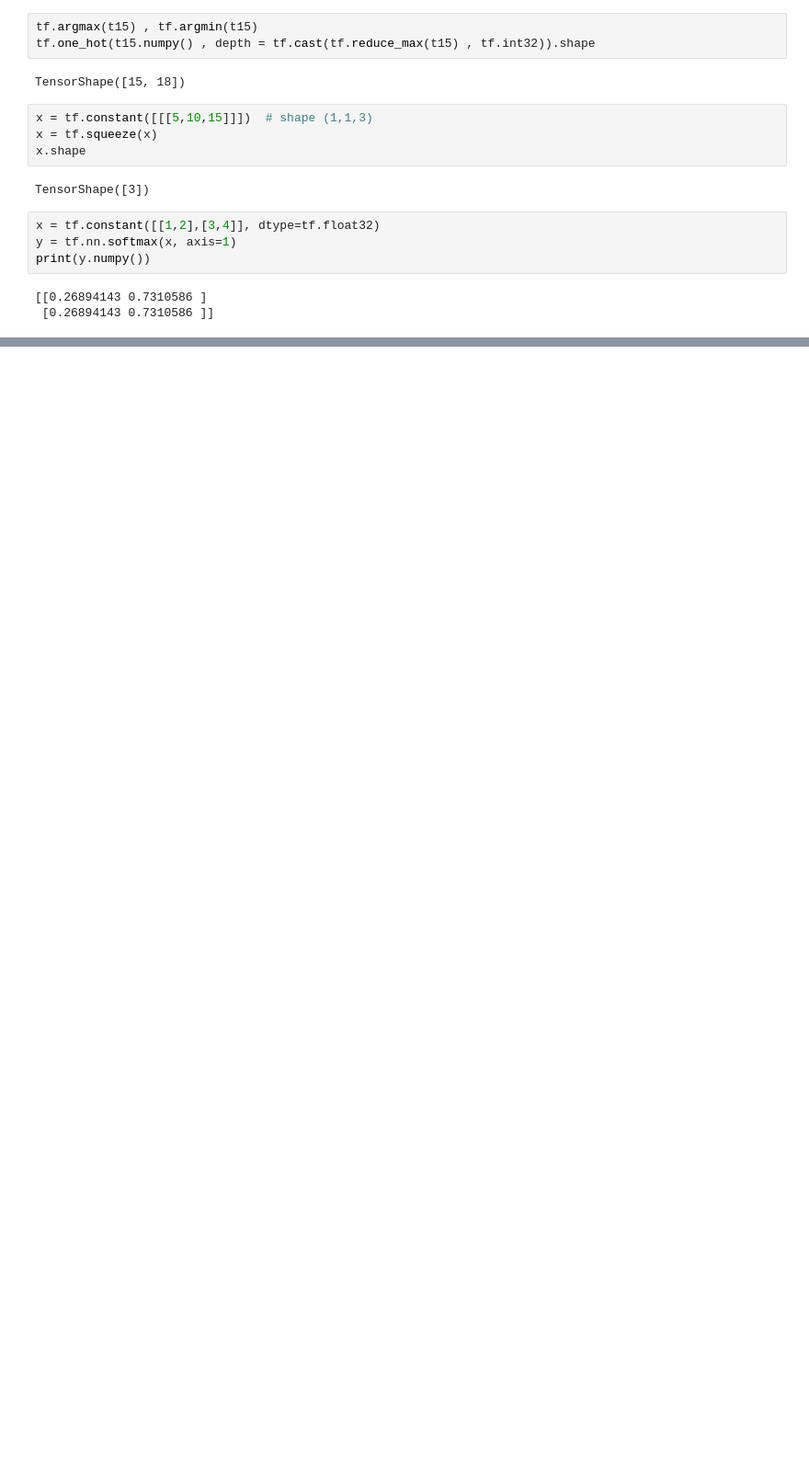
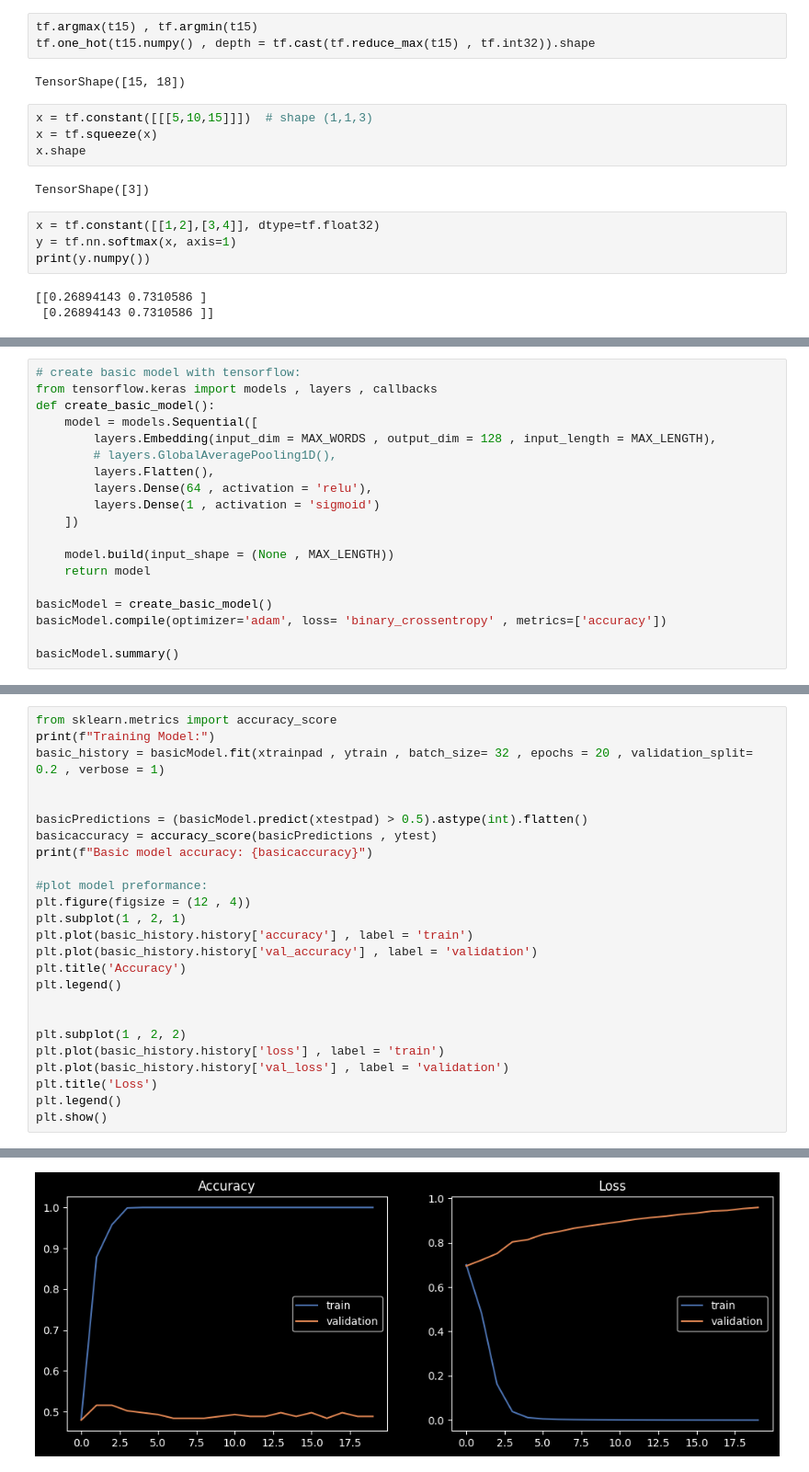
Before and after one commit to sanketmishra009/aiml, a Jupyter notebook: deepLearning/tensorflow/rough.ipynb, the cells around one changed output, grey strips where cells are left out. Shown at 92% size. Saved outputs shown, nothing was run; the diff lists cells and outputs as text; blank space fills up the shorter version.

```diff
--- a/deepLearning/tensorflow/rough.ipynb
+++ b/deepLearning/tensorflow/rough.ipynb
@@ -110,0 +236,19 @@ print(y.numpy())
+# %%
+# create basic model with tensorflow:
+from tensorflow.keras import models , layers , callbacks
+def create_basic_model():
+    model = models.Sequential([
+        layers.Embedding(input_dim = MAX_WORDS , output_dim = 128 , input_length = MAX_LENGTH),
+        # layers.GlobalAveragePooling1D(),
+        layers.Flatten(),
+        layers.Dense(64 , activation = 'relu'),
+        layers.Dense(1 , activation = 'sigmoid')
+    ])
+
+    model.build(input_shape = (None , MAX_LENGTH))
+    return model
+
+basicModel = create_basic_model()
+basicModel.compile(optimizer='adam', loss= 'binary_crossentropy' , metrics=['accuracy'])
+
+basicModel.summary()
@@ -110,0 +271,26 @@ print(y.numpy())
+# %%
+from sklearn.metrics import accuracy_score
+print(f"Training Model:")
+basic_history = basicModel.fit(xtrainpad , ytrain , batch_size= 32 , epochs = 20 , validation_split= 0.2 , verbose = 1)
+
+
+basicPredictions = (basicModel.predict(xtestpad) > 0.5).astype(int).flatten()
+basicaccuracy = accuracy_score(basicPredictions , ytest)
+print(f"Basic model accuracy: {basicaccuracy}")
+
+#plot model preformance:
+plt.figure(figsize = (12 , 4))
+plt.subplot(1 , 2, 1)
+plt.plot(basic_history.history['accuracy'] , label = 'train')
+plt.plot(basic_history.history['val_accuracy'] , label = 'validation')
+plt.title('Accuracy')
+plt.legend()
+
+
+plt.subplot(1 , 2, 2)
+plt.plot(basic_history.history['loss'] , label = 'train')
+plt.plot(basic_history.history['val_loss'] , label = 'validation')
+plt.title('Loss')
+plt.legend()
+plt.show()
+# %% [output]
@@ -110,0 +314 @@ print(y.numpy())
+[figure, added]
```
Also changed, not shown: parts of 19 cells of this notebook, 26 other files.
